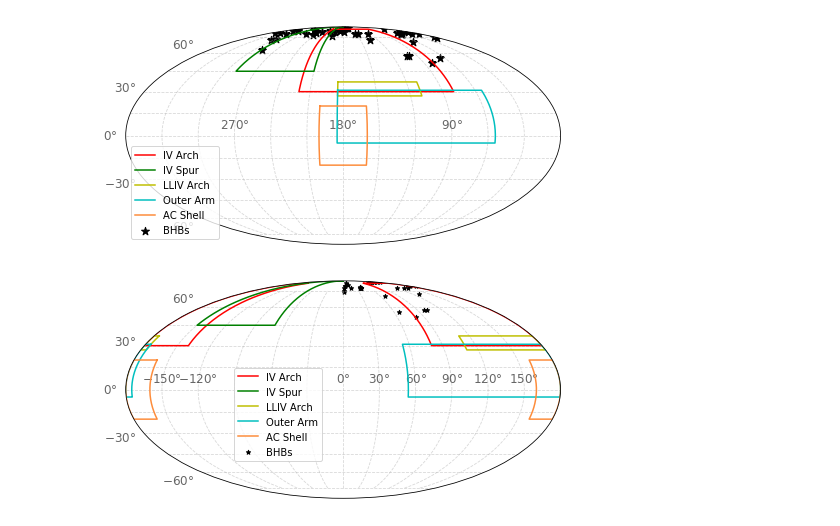
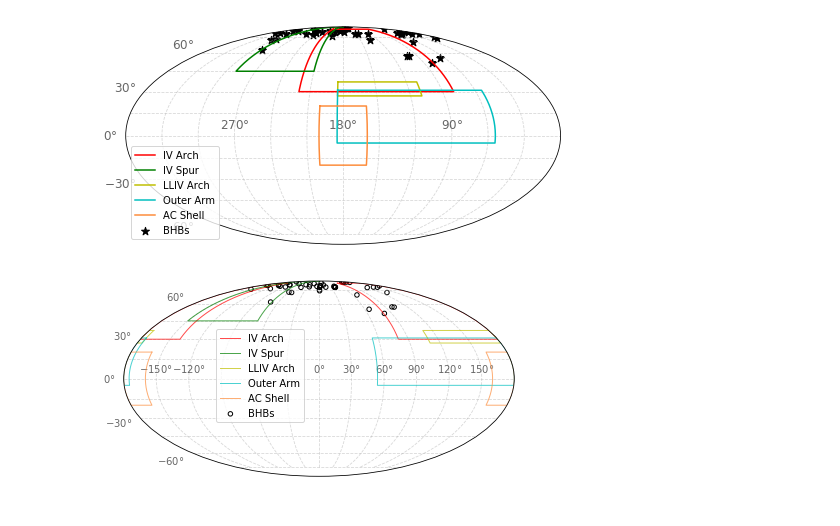
Before and after one commit to yzhenggit/yzGALFAHI, a Jupyter notebook: bhb_ivc_coverage.ipynb, the cells around one changed output. Cells and saved outputs as stored; diff of their text form; code cells hidden in the pictures.

```diff
--- a/bhb_ivc_coverage.ipynb
+++ b/bhb_ivc_coverage.ipynb
@@ -8,7 +8,7 @@ from astropy.table import Table
 # %%
 # qso = Table.read('myqso.txt', format='ascii')
 # bhb = Table.read('werkbhb_lb.txt', format='ascii')
-bhb = Table.read('Hannah19_BHBs_l_b.txt', format='ascii')
+bhb = Table.read('BHBs/Hannah19_BHBs_l_b.txt', format='ascii')
 bhb_l = np.array([float(l) for l in bhb['l']])
 bhb_b = np.array([float(b) for b in bhb['b']])
 # %%
@@ -69,64 +68,69 @@ plt.savefig('hannah19_bhbivc_center180.pdf')
 # %% [output]
 [figure]
 # %%
-fig = plt.figure(figsize=(8, 4))
+fig = plt.figure(figsize=(7, 4))
 ax = fig.add_subplot(111, projection="mollweide")
 
+al = 0.7
 # some IVCs from Table 1 on page 37 in the HVC book by van Woerden 2004
 x_ivarch_1 = np.radians(np.array([180, 180, 80, 80, 180]))
 y_ivarch_1 = np.radians(np.array([85, 30, 30, 85, 85]))
 x_ivarch_2 = np.radians(np.array([220, 220, 180, 180, 220])-360)
 y_ivarch_2 = np.radians(np.array([85, 30, 30, 85, 85]))
-plt.plot(x_ivarch_1, y_ivarch_1, color='r', label='IV Arch')
-plt.plot(x_ivarch_2, y_ivarch_2, color='r', label=None)
+plt.plot(x_ivarch_1, y_ivarch_1, color='r', label='IV Arch', lw=1, alpha=al)
+plt.plot(x_ivarch_2, y_ivarch_2, color='r', label=None, lw=1, alpha=al)
 
 x_ivspur = np.radians(np.array([290, 290, 210, 210, 290])-360)
 y_ivspur = np.radians(np.array([90, 45, 45, 90, 90]))
-plt.plot(x_ivspur, y_ivspur, color='g', label='IV Spur')
+plt.plot(x_ivspur, y_ivspur, color='g', label='IV Spur', lw=1, alpha=al)
 
 x_llivarch_1 = np.radians(np.array([180, 180, 110, 110, 180]))
 y_llivarch_1 = np.radians(np.array([37, 27, 27, 37, 37]))
 x_llivarch_2 = np.radians(np.array([185, 185, 180, 180, 185])-360)
 y_llivarch_2 = np.radians(np.array([37, 27, 27, 37, 37]))
-plt.plot(x_llivarch_1, y_llivarch_1, color='y', label='LLIV Arch')
-plt.plot(x_llivarch_2, y_llivarch_2, color='y', label=None)
+plt.plot(x_llivarch_1, y_llivarch_1, color='y', label='LLIV Arch', lw=1, alpha=al)
+plt.plot(x_llivarch_2, y_llivarch_2, color='y', label=None, lw=1, alpha=al)
 
 x_oa_1 = np.radians(np.array([180, 180, 54, 54, 180]))
 y_oa_1 = np.radians(np.array([31, -5, -5, 31, 31]))
 x_oa_2 = np.radians(np.array([185, 185, 180, 180, 185])-360)
 y_oa_2 = np.radians(np.array([31, -5, -5, 31, 31]))
-plt.plot(x_oa_1, y_oa_1, color='c', label='Outer Arm')
-plt.plot(x_oa_2, y_oa_2, color='c', label=None)
+plt.plot(x_oa_1, y_oa_1, color='c', label='Outer Arm', lw=1, alpha=al)
+plt.plot(x_oa_2, y_oa_2, color='c', label=None, lw=1, alpha=al)
 
 #x_complexk = np.radians(np.array([70, 70, 30, 30, 70]))
 #y_complexk = np.radians(np.array([68, 25, 25, 68, 68]))
 #plt.plot(x_complexk, y_complexk, color='b', label='Complex K')
 
 x_acshell_1 = np.radians(np.array([180, 180, 160, 160, 180]))
 y_acshell_1 = np.radians(np.array([20, -20, -20, 20, 20]))
 x_acshell_2 = np.radians(np.array([200, 200, 180, 180, 200])-360)
 y_acshell_2 = np.radians(np.array([20, -20, -20, 20, 20]))
-plt.plot(x_acshell_1, y_acshell_1, color=plt.cm.Oranges(0.5), label='AC Shell')
-plt.plot(x_acshell_2, y_acshell_2, color=plt.cm.Oranges(0.5), label=None)
+plt.plot(x_acshell_1, y_acshell_1, color=plt.cm.Oranges(0.5), label='AC Shell', lw=1, alpha=al)
+plt.plot(x_acshell_2, y_acshell_2, color=plt.cm.Oranges(0.5), label=None, lw=1, alpha=al)
 
 # the BHB on the sky
+bhb_l[bhb_l>180] = bhb_l[bhb_l>180]-360
 x_bhb = np.radians(bhb_l)
 y_bhb = np.radians(bhb_b)
-plt.scatter(x_bhb, y_bhb, label='BHBs', marker='*', s=20, color='k')
+plt.scatter(x_bhb, y_bhb, label='BHBs', marker='o', facecolor='none', s=20, edgecolor='k', lw=1)
 
 #x_pparch = np.radians(180-np.array([170, 170, 83, 83, 170]))
 #y_pparch = np.radians(np.array([-33, -78, -78, -33, -33]))
 #plt.plot(x_pparch, y_pparch, color=plt.cm.Oranges(0.5), label='PP Arch')
-plt.legend(fontsize=10, loc='lower center', bbox_to_anchor=(0.35, 0.15))
+plt.legend(fontsize=10, loc='lower center', bbox_to_anchor=(0.35, 0.25))
+
+#plt.xlim(-np.pi, np.pi)
+#plt.ylim(-np.pi/3, np.pi)
 
 # plot layout
 plt.grid(linestyle='--', alpha=0.5)
 ax.set_xticklabels([r'$-150\degree$', r'$-120\degree$', '', '', '', r'$0\degree$',
                     r'$30\degree$', r'$60\degree$', r'$90\degree$',
-                    r'$120\degree$', r'$150\degree$'], fontsize=12, alpha=0.6)
+                    r'$120\degree$', r'$150\degree$'], fontsize=10, alpha=0.6)
 ax.set_yticklabels(['', r'$-60\degree$', '', r'$-30\degree$', '', r'$0\degree$',
-                    '', r'$30\degree$', '', r'$60\degree$', ''], fontsize=12, alpha=0.6)
+                    '', r'$30\degree$', '', r'$60\degree$', ''], fontsize=10, alpha=0.6)
 
-plt.savefig('hannah19_bhbivc_center0.pdf')
+plt.savefig('BHBs/hannah19_bhbivc_center0.pdf')
 # %% [output]
-[figure, old version]
+[figure, new version]
```
Also changed, not shown: parts of 1 cell of this notebook, 2 other files.
